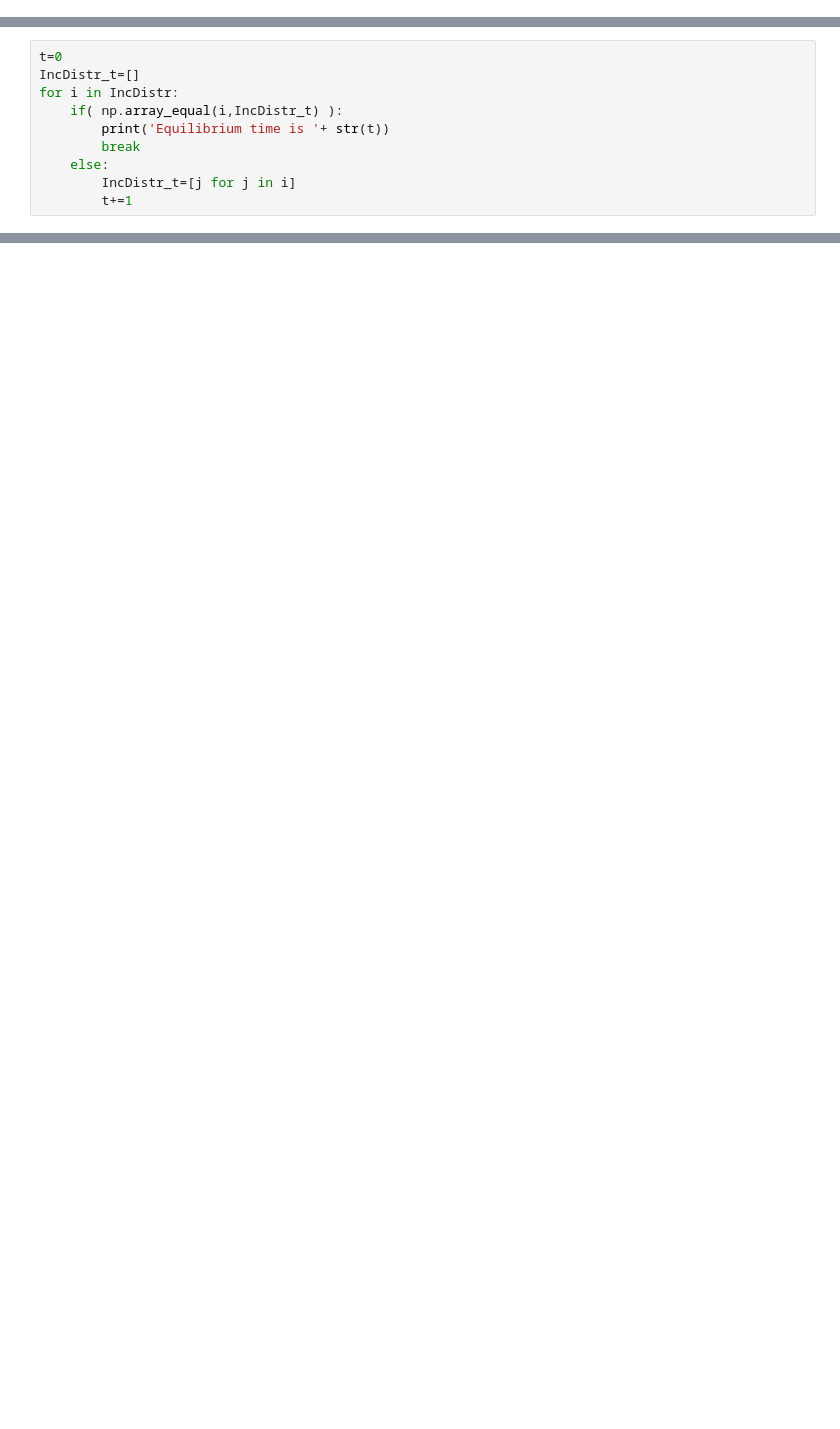
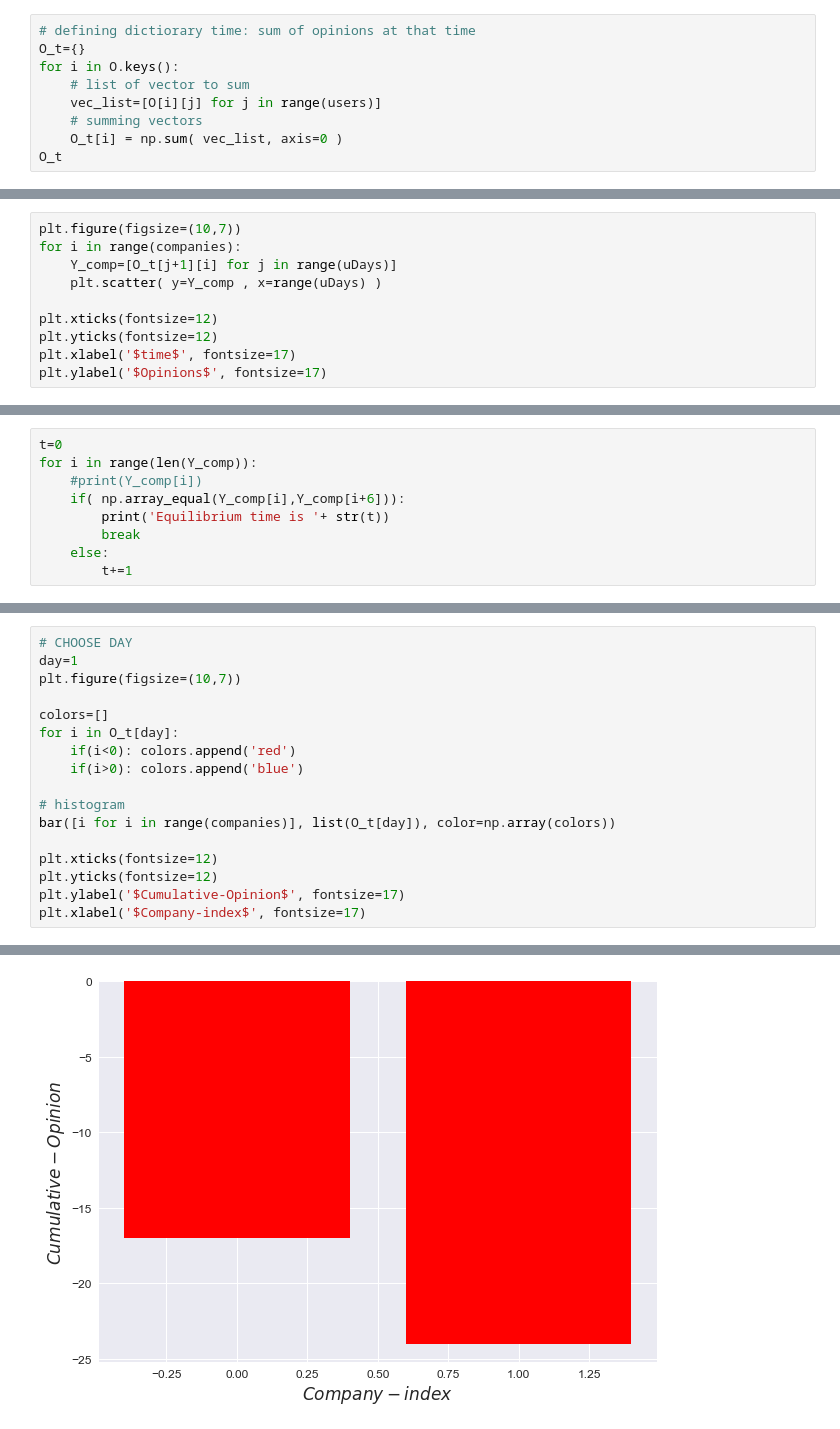
Before and after one commit to FedericoCinus/SocialStock, a Jupyter notebook: Analysis/SocialStockAnalysis.ipynb, the cells around one changed output, grey strips where cells are left out. Saved outputs shown, nothing was run; the diff lists cells and outputs as text; blank space fills up the shorter version.

```diff
--- a/Analysis/SocialStockAnalysis.ipynb
+++ b/Analysis/SocialStockAnalysis.ipynb
@@ -139,0 +165,9 @@ plt.show()
+# %%
+# defining dictiorary time: sum of opinions at that time
+O_t={}
+for i in O.keys():
+    # list of vector to sum
+    vec_list=[O[i][j] for j in range(users)]
+    # summing vectors
+    O_t[i] = np.sum( vec_list, axis=0 )
+O_t
@@ -139,0 +195,10 @@ plt.show()
+# %%
+plt.figure(figsize=(10,7))
+for i in range(companies):
+    Y_comp=[O_t[j+1][i] for j in range(uDays)]
+    plt.scatter( y=Y_comp , x=range(uDays) )
+
+plt.xticks(fontsize=12)
+plt.yticks(fontsize=12)
+plt.xlabel('$time$', fontsize=17)
+plt.ylabel('$Opinions$', fontsize=17)
@@ -140,11 +208,10 @@ plt.show()
 # %%
 t=0
-IncDistr_t=[]
-for i in IncDistr:
-    if( np.array_equal(i,IncDistr_t) ):
+for i in range(len(Y_comp)):
+    #print(Y_comp[i])
+    if( np.array_equal(Y_comp[i],Y_comp[i+6])):
         print('Equilibrium time is '+ str(t))
         break
     else:
-        IncDistr_t=[j for j in i]
         t+=1
 # %% [output]
@@ -151,0 +221,18 @@ Equilibrium time is 6
+# %%
+# CHOOSE DAY
+day=1
+plt.figure(figsize=(10,7))
+
+colors=[]
+for i in O_t[day]:
+    if(i<0): colors.append('red')
+    if(i>0): colors.append('blue')
+
+# histogram
+bar([i for i in range(companies)], list(O_t[day]), color=np.array(colors))
+
+plt.xticks(fontsize=12)
+plt.yticks(fontsize=12)
+plt.ylabel('$Cumulative-Opinion$', fontsize=17)
+plt.xlabel('$Company-index$', fontsize=17)
+# %% [output]
@@ -151,0 +240 @@ Equilibrium time is 6
+[figure, added]
```
Also changed, not shown: parts of 25 cells of this notebook, 3 other files.
